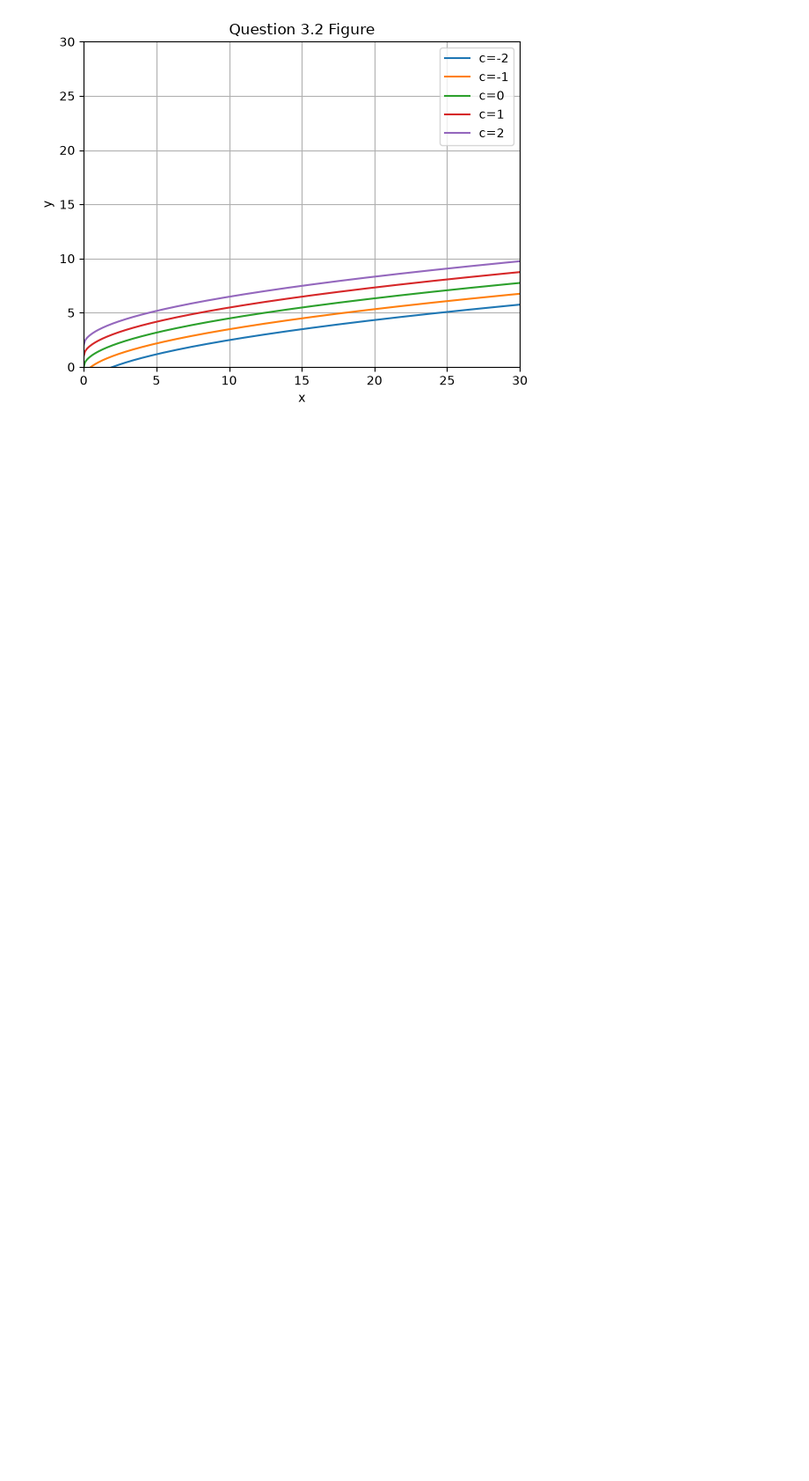
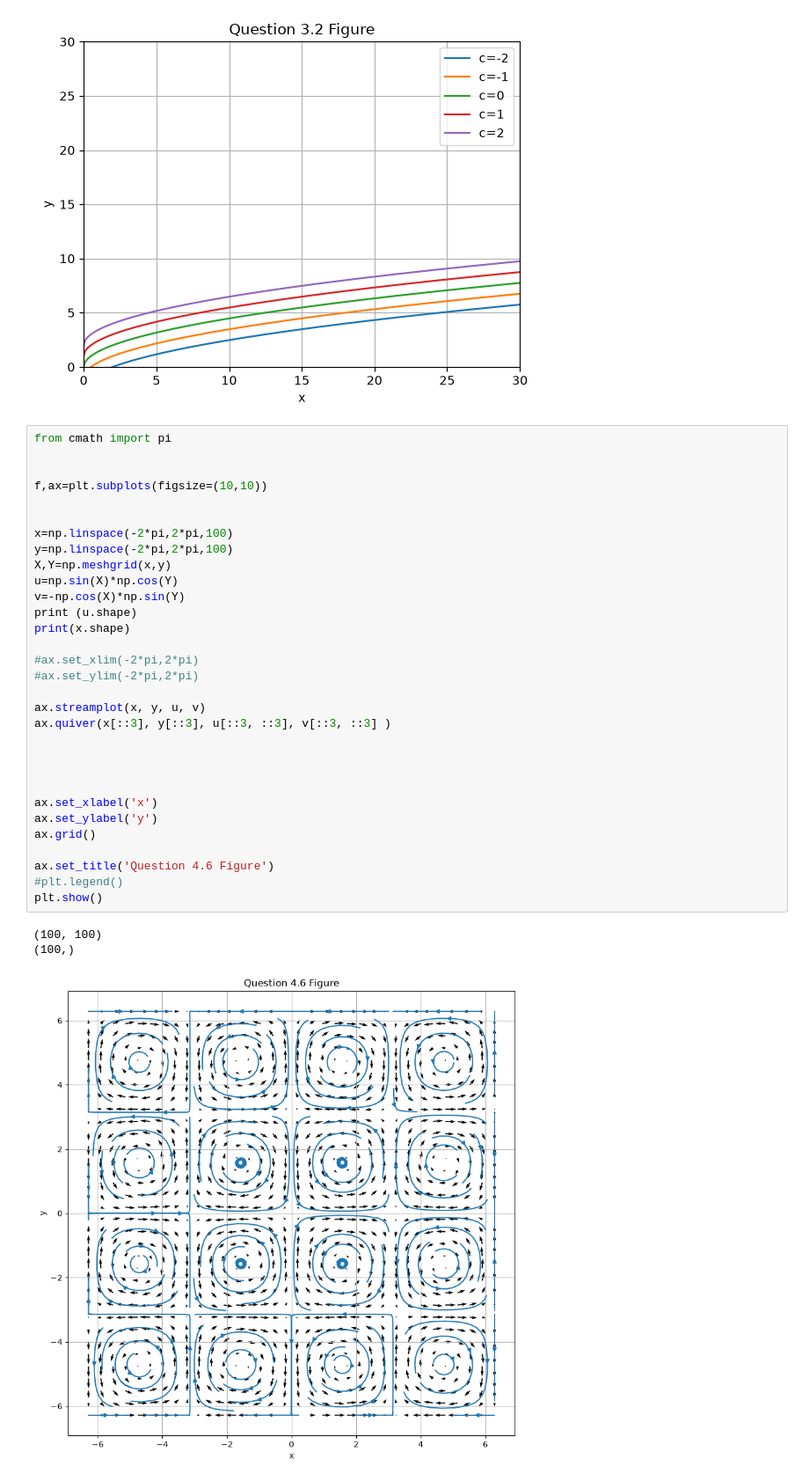
Before and after one commit to wxks/metr5113, a Jupyter notebook: hw_5.ipynb, the cells around one changed output. Shown at 88% size. Drawn from its saved outputs; the diff is of its cells as text; blank space fills up the shorter version.

Commit message:
plots done

```diff
--- a/hw_5.ipynb
+++ b/hw_5.ipynb
@@ -25,3 +26,38 @@ plt.legend()
 plt.show()
 # %% [output]
 [figure]
+# %%
+from cmath import pi
+
+
+f,ax=plt.subplots(figsize=(10,10))
+
+
+x=np.linspace(-2*pi,2*pi,100)
+y=np.linspace(-2*pi,2*pi,100)
+X,Y=np.meshgrid(x,y)
+u=np.sin(X)*np.cos(Y)
+v=-np.cos(X)*np.sin(Y)
+print (u.shape)
+print(x.shape)
+
+#ax.set_xlim(-2*pi,2*pi)
+#ax.set_ylim(-2*pi,2*pi)
+
+ax.streamplot(x, y, u, v)
+ax.quiver(x[::3], y[::3], u[::3, ::3], v[::3, ::3] )
+
+
+
+
+ax.set_xlabel('x')
+ax.set_ylabel('y')
+ax.grid()
+
+ax.set_title('Question 4.6 Figure')
+#plt.legend()
+plt.show()
+# %% [output]
+(100, 100)
+(100,)
+[figure, added]
```
Also changed, not shown: parts of 1 cell of this notebook.
